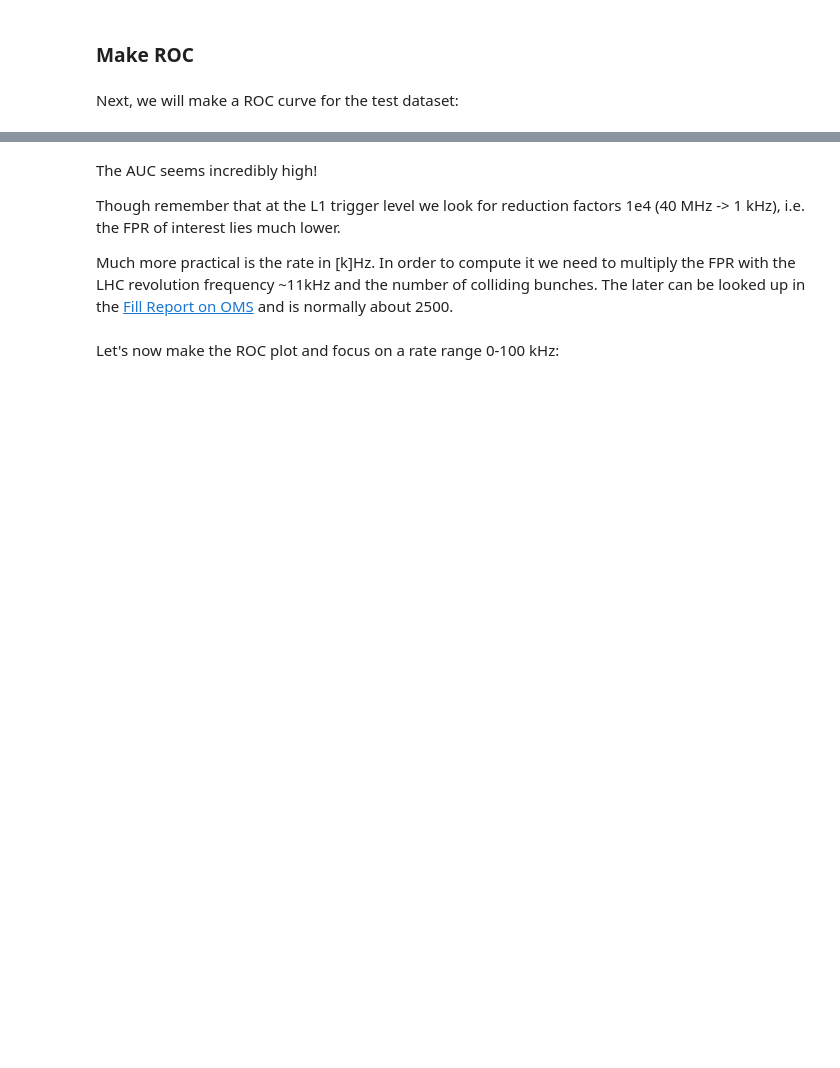
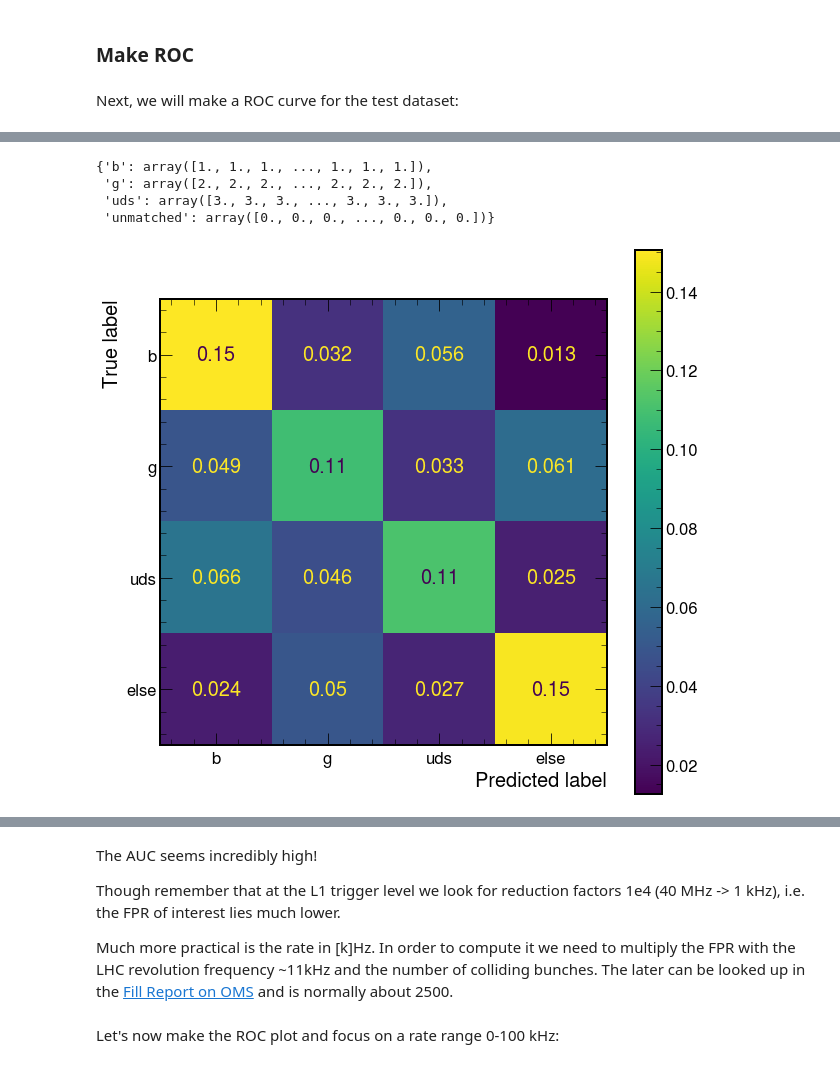
Before and after one commit to jet-tagging-ml-at-l1/cms_mlatl1t_tutorial, a Jupyter notebook: part1/part1_training_btagging.ipynb, the cells around one changed output, grey strips where cells are left out. Saved outputs shown, nothing was run; the diff lists cells and outputs as text; code cells hidden in the pictures; blank space fills up the shorter version.

```diff
--- a/part1/part1_training_btagging.ipynb
+++ b/part1/part1_training_btagging.ipynb
@@ -554,3 +658,7 @@ Wall time: 6.98 s
 # %%
 # Save predictions:
 ak.to_parquet(y_test_pred, outdir+"y_test_pred.parquet")
+# %%
+from scipy.special import softmax
+y_test_prob = softmax(y_test_pred, axis=1)
+y_test_prob
@@ -557,3 +673,23 @@ ak.to_parquet(y_test_pred, outdir+"y_test_pred.parquet")
+# %%
+y_dict
+# %% [output]
+{'b': array([1., 1., 1., ..., 1., 1., 1.]),
+ 'g': array([2., 2., 2., ..., 2., 2., 2.]),
+ 'uds': array([3., 3., 3., ..., 3., 3., 3.]),
+ 'unmatched': array([0., 0., 0., ..., 0., 0., 0.])}
+# %%
+from sklearn.metrics import confusion_matrix, ConfusionMatrixDisplay
+
+fig, ax = plt.subplots(figsize=(10, 10))
+ConfusionMatrixDisplay.from_predictions(np.argmax(y_test, axis=1),
+                                        np.argmax(y_test_prob, axis=1),
+                                        labels=[1, 2, 3, 0],
+                                        display_labels=["b", "g", "uds", "else"],
+                                        normalize="all",
+                                        ax=ax)
+plt.show()
+# %% [output]
+[figure, added]
 # %%
 from sklearn.metrics import roc_curve
 
```
Also changed, not shown: parts of 64 cells of this notebook.
